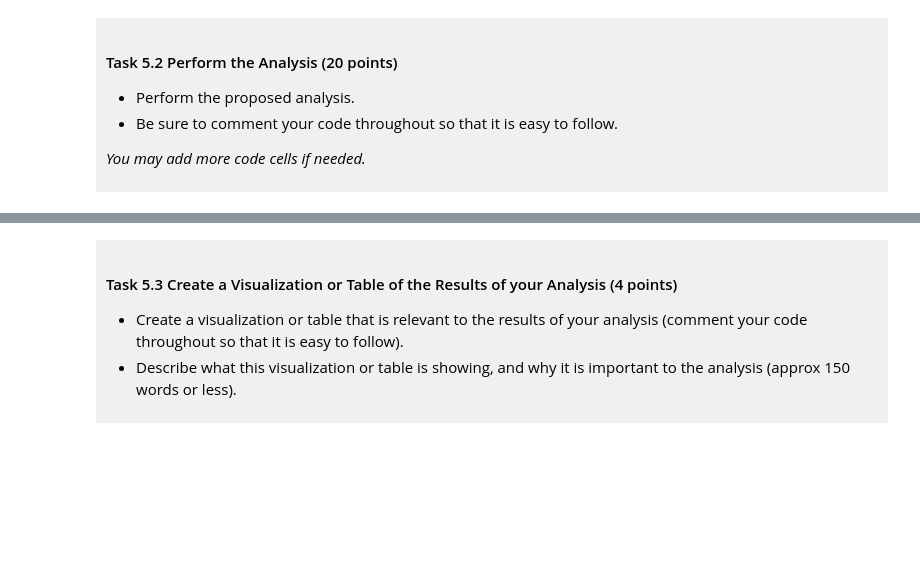
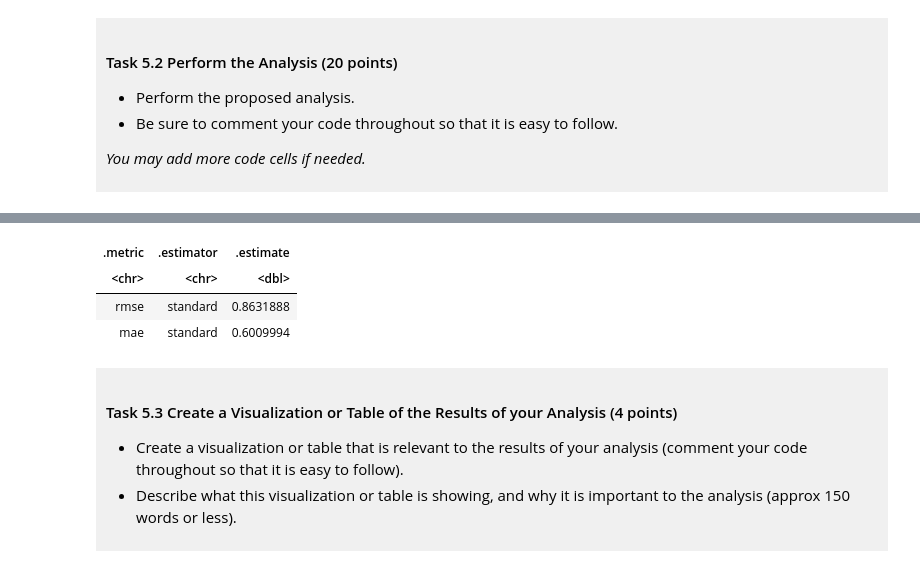
Before and after one commit to alexhongze0907/dsci-100-project-alex-yu, a Jupyter notebook: dsci-100-project-notebook.ipynb, the cells around one changed output, grey strips where cells are left out. Saved outputs shown, nothing was run; the diff lists cells and outputs as text; code cells hidden in the pictures; blank space fills up the shorter version.

```diff
--- a/dsci-100-project-notebook.ipynb
+++ b/dsci-100-project-notebook.ipynb
@@ -381,3 +391,85 @@ I plan to use K-nearest neighbors (KNN) regression to predict the number of tour
 
 
 </div>
+# %%
+library(tidymodels)
+
+set.seed(80571094)
+
+# Remove missing values
+march_model_data <- march_madness_tidy |>
+  select(seed, conf_wins_pct, tourney_wins) |>
+  drop_na()
+
+# Split data into training and testing sets
+march_split <- initial_split(march_model_data,
+                             prop = 0.75,
+                             strata = tourney_wins)
+
+march_training <- training(march_split)
+march_testing <- testing(march_split)
+
+# Standardize predictors
+march_recipe <- recipe(tourney_wins ~ seed + conf_wins_pct,
+                       data = march_training) |>
+  step_scale(all_predictors()) |>
+  step_center(all_predictors())
+
+# Define the KNN regression model
+march_spec <- nearest_neighbor(
+  weight_func = "rectangular",
+  neighbors = tune()
+) |>
+  set_engine("kknn") |>
+  set_mode("regression")
+
+march_workflow <- workflow() |>
+  add_recipe(march_recipe) |>
+  add_model(march_spec)
+
+# Perform 5-fold cross-validation and tune K from 1 to 100
+march_vfold <- vfold_cv(march_training,
+                        v = 5,
+                        strata = tourney_wins)
+
+march_grid <- tibble(neighbors = 1:100)
+
+march_results <- march_workflow |>
+  tune_grid(
+    resamples = march_vfold,
+    grid = march_grid
+  ) |>
+  collect_metrics()
+
+# Select the K with the lowest cross-validation RMSE
+best_k <- march_results |>
+  filter(.metric == "rmse") |>
+  slice_min(mean, n = 1) |>
+  pull(neighbors)
+
+best_k
+
+# Fit the final KNN regression model
+march_best_spec <- nearest_neighbor(
+  weight_func = "rectangular",
+  neighbors = best_k
+) |>
+  set_engine("kknn") |>
+  set_mode("regression")
+
+march_best_fit <- workflow() |>
+  add_recipe(march_recipe) |>
+  add_model(march_best_spec) |>
+  fit(data = march_training)
+
+# Predict tournament wins on the testing set
+march_predictions <- predict(march_best_fit, march_testing) |>
+  bind_cols(march_testing)
+
+# Evaluate test performance using RMSE and MAE
+march_test_metrics <- march_predictions |>
+  metrics(truth = tourney_wins, estimate = .pred)
+
+march_test_metrics |>
+  filter(.metric %in% c("rmse", "mae"))
+# %% [output]
@@ -384,3 +478,7 @@ I plan to use K-nearest neighbors (KNN) regression to predict the number of tour
+| .metric | .estimator | .estimate |
+| <chr> | <chr> | <dbl> |
+| rmse | standard | 0.8631888 |
+| mae | standard | 0.6009994 |
 # %% [markdown]
 <div style="background-color: #f0f0f0; padding: 10px;">
 
```
Also changed, not shown: parts of 6 cells of this notebook.
